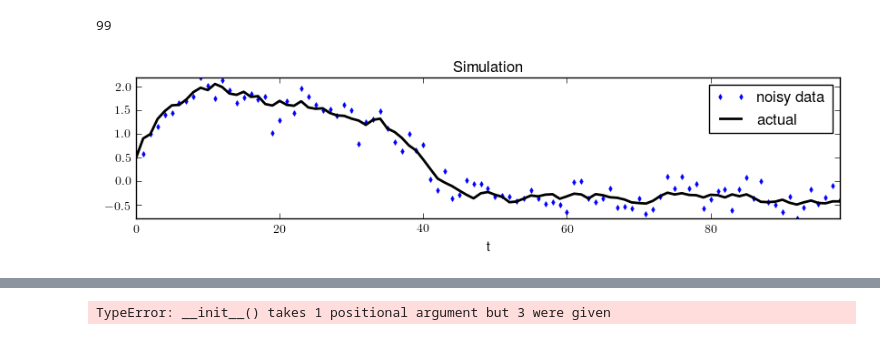
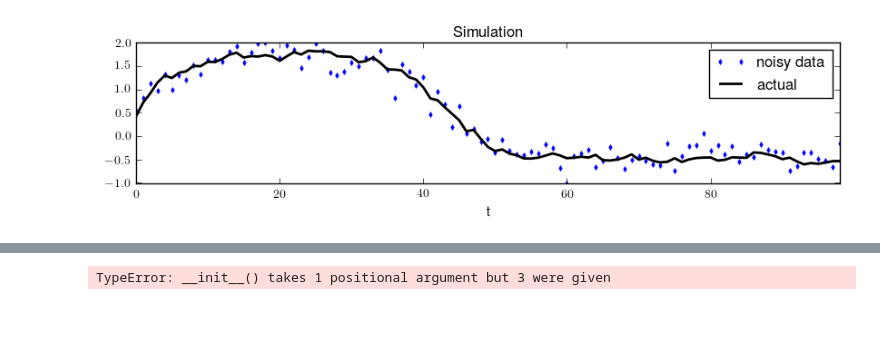
Before and after one commit to eschlaf2/kramer_rotation, a Jupyter notebook: Voss_Kalman.ipynb, the cells around one changed output, grey strips where cells are left out. Saved outputs shown, nothing was run; the diff lists cells and outputs as text; code cells hidden in the pictures.

```diff
--- a/Voss_Kalman.ipynb
+++ b/Voss_Kalman.ipynb
@@ -171,14 +269,5 @@ def f2(x2):
 # %%
-# Set parameters for simulation and filtering
-
-model_function = epileptor_model
-transition_function = epileptor_transition_function
-observation_function = epileptor_observation_function
-parameter_function = epileptor_parameters
-
-integrator = ruku4
-
-class epileptor_model:
+class epileptor_model(Model):
     def __init__(self):
         self._model = 'epileptor'
 
@@ -187,9 +276,6 @@ class epileptor_model:
 
     def get_steps_per_sample(self,dt_sample,dt_integrate):
         return int(dt_sample//dt_integrate)
-
-#     def observation_function(self,augmented_state):
-#         return epileptor_observation_function(self,augmented_state)
 
     var_names = ['x1','y1','z','x2','y2','g']
     parameter_names = ['x0']
@@ -262,9 +348,16 @@ class epileptor_model:
         x2 = augmented_state[self.dims_params+3,:]
         return -x1 + x2
 
+    def set_initial_estimate(self,initial_estimate):
+        x1 = self.noisy_data[0,0]/2.
+        x2 = self.noisy_data[0,0]/2. + x1
+        initial_estimate[self.dims_params] = x1
+        initial_estimate[self.dims_params+3] = x2
+        return initial_estimate
+
     def transition_function(self, augmented_state):
         parameters, state = np.split(augmented_state,[self.dims_params,])
-        state = ruku4(epileptor_model,state,parameters,self.dt_integrate,
+        state = ruku4(self.model_function,state,parameters,self.dt_integrate,
                       self.steps_per_sample,self.noise)
         return np.vstack((parameters,state))
 
@@ -383,8 +369,6 @@ def generate_simulation(p):
 # %%
 p = epileptor_model()
-p.total_time = 2500
-generate_simulation(p)
-p.num_samples
+p.generate_simulation()
+# plt.plot(p.noisy_data.T)
 # %% [output]
-99
-[figure, old version]
+[figure, new version]
```
Also changed, not shown: parts of 23 cells of this notebook.
